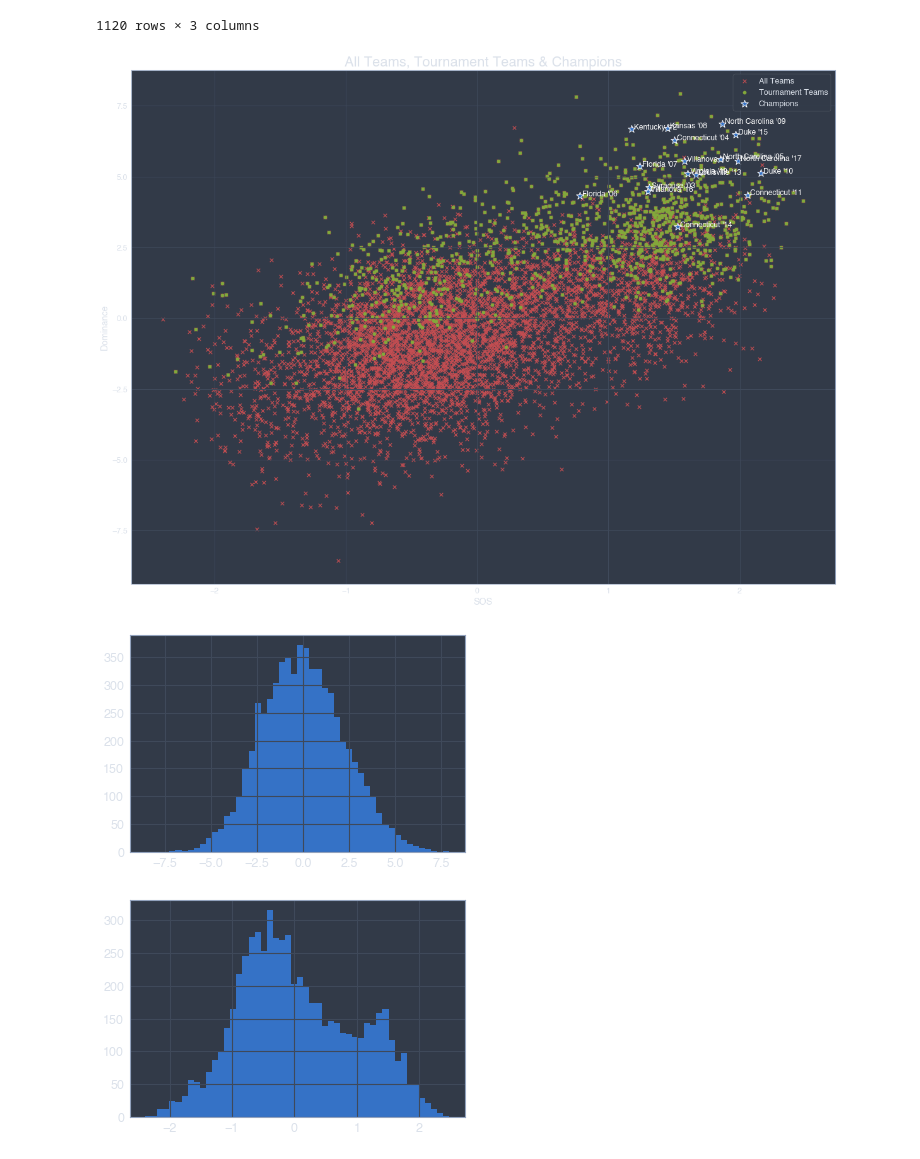
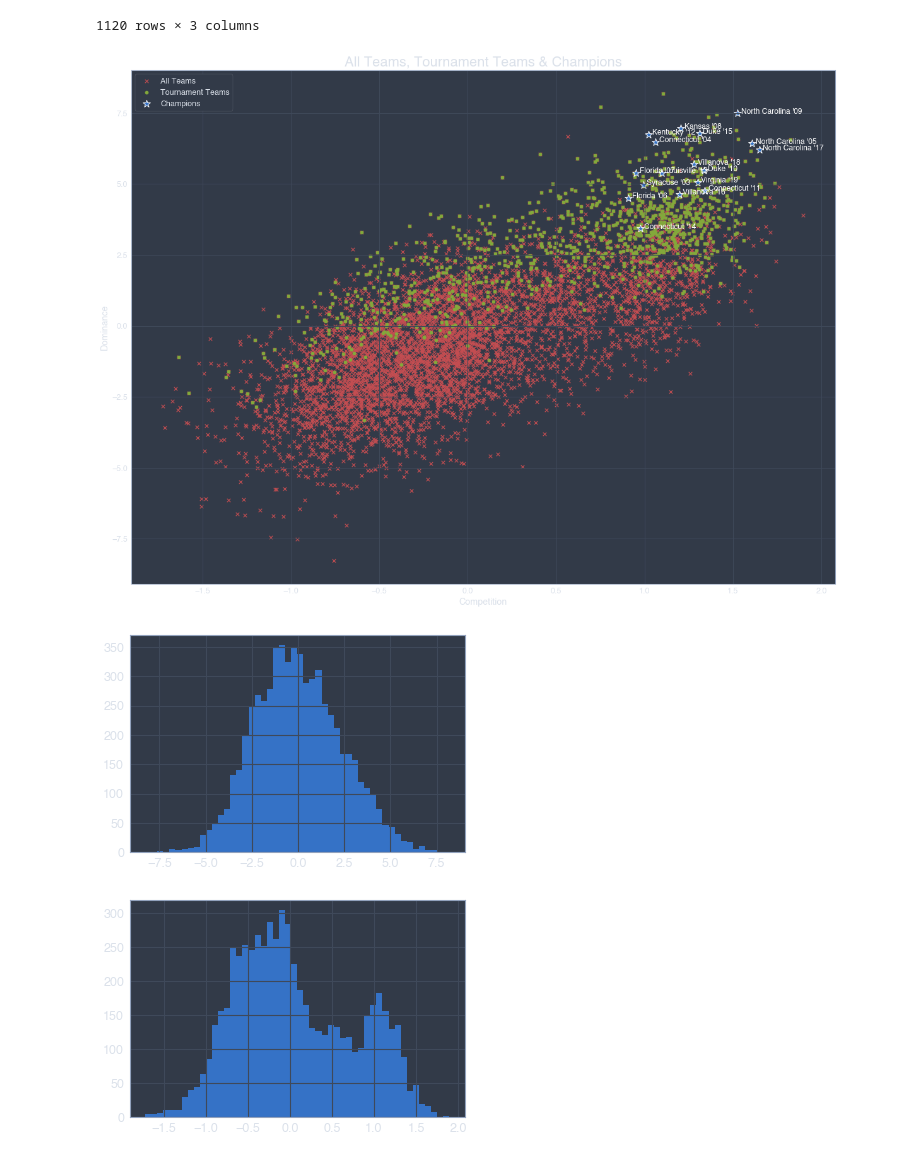
Before and after one commit to jamestwhedbee/jupyter_notebooks, a Jupyter notebook: MarchMadnessFeatures.ipynb, the cells around one changed output. Drawn from its saved outputs; the diff is of its cells as text; code cells hidden in the pictures.

Commit message:
Add Competition factor

```diff
--- a/MarchMadnessFeatures.ipynb
+++ b/MarchMadnessFeatures.ipynb
@@ -120,6 +120,7 @@ def build_pca(n, df):
 z_df = pd.DataFrame(z_dicts)
 z_score_mean_df = z_df.groupby(["Season", "OwnTeamID"]).mean().drop(["DayNum", "NumOT", "OppTeamID"], axis=1)
 z_score_mean_df["SOS"] = 0 # We are going to calculate this over time
+z_score_mean_df["Competition"] = 0 # We are going to calculate this over time
 
 PCA_N = 2
 
@@ -152,11 +153,23 @@ for i in range(10):
             "SOS": summary_lookup.at[(game["Season"], game["OppTeamID"]), "Dominance"]
         })
     sos_df = pd.DataFrame(sos_scores).groupby(["Season", "TeamID"]).mean()
+    z_score_mean_df["SOS"] = sos_df["SOS"]
 
-    # Update original z score data, and run PCA again at the top of the loop
-    z_score_mean_df["SOS"] = sos_df["SOS"]
-    summary_df = summary_df.merge(
-        sos_df, on=["Season", "TeamID"]
+    # Calculate Competition from mean SOS of opponents
+    comp_scores = []
+    for game in games_dicts:
+        comp_scores.append({
+            "Season": game["Season"],
+            "TeamID": game["OwnTeamID"],
+            "Competition": z_score_mean_df.at[(game["Season"], game["OppTeamID"]), "SOS"]
+        })
+    comp_df = pd.DataFrame(comp_scores).groupby(["Season", "TeamID"]).mean()
+    z_score_mean_df["Competition"] = comp_df["Competition"]
+
+    # Since we have update the original z score data with SOS and Competition,
+    # we can run PCA again at the top of the loop with these included
+    summary_df = summary_df.merge(sos_df, on=["Season", "TeamID"]).merge(
+        comp_df, on=["Season", "TeamID"]
     )
     print("Gonzaga example: ", summary_df.set_index(["Season", "TeamID"]).loc[2019, 1211], '\n')
 # %% [output]
@@ -237,27 +250,27 @@ label_series = (
 
 plt.figure(figsize=(20,15));
 plt.title("All Teams, Tournament Teams & Champions", fontsize=22)
-plt.scatter(summary_df["SOS"], summary_df["Dominance"], color='r', marker='x', label='All Teams');
-plt.scatter(tournament_df["SOS"], tournament_df["Dominance"], color='g', label='Tournament Teams');
+plt.scatter(summary_df["Competition"], summary_df["Dominance"], color='r', marker='x', label='All Teams');
+plt.scatter(tournament_df["Competition"], tournament_df["Dominance"], color='g', label='Tournament Teams');
 scatter_text(
-    tournament_df[is_champion]["SOS"], tournament_df[is_champion]["Dominance"],
+    tournament_df[is_champion]["Competition"], tournament_df[is_champion]["Dominance"],
     color='b', marker='*', s=150, label='Champions',
     labelseries=label_series,
     labelcolor='white'
 );
-plt.legend();
+plt.legend(loc='upper left');
 # %% [output]
-[figure, old version]
+[figure, new version]
 # %%
 # Dominance follows a normal curve
 plt.hist(summary_df["Dominance"], bins=50);
 # %% [output]
-[figure, old version]
+[figure, new version]
 # %%
-# SOS is a mix of two bell curves (one for elite teams and one for the rest)
-plt.hist(summary_df["SOS"], bins=50);
+# Competition is a mix of two bell curves (one for elite teams and one for the rest)
+plt.hist(summary_df["Competition"], bins=50);
 # %% [output]
-[figure, old version]
+[figure, new version]
 # %%
 YEAR = 2019
 is_year = tournament_df["Season"] == YEAR
```
Also changed, not shown: parts of 4 cells of this notebook, 1 other file.
